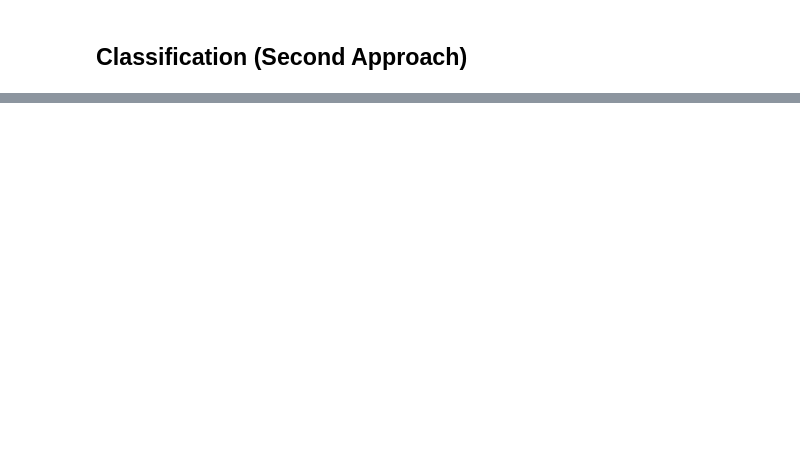
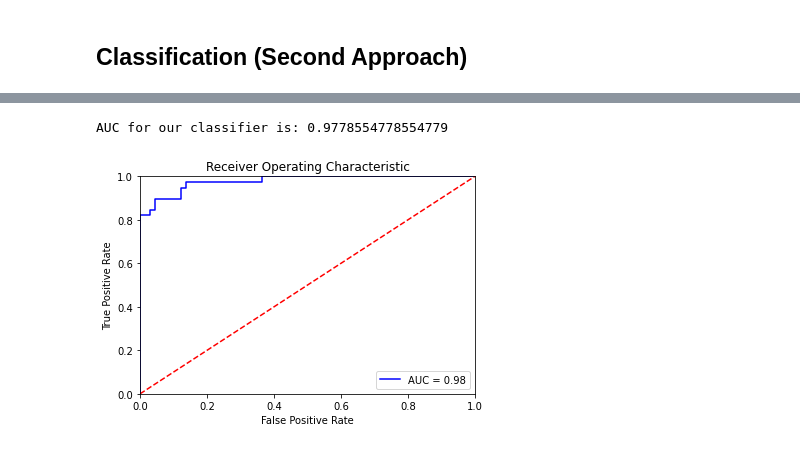
Before and after one commit to azizibahram/TurkishSpamFilterEnhancement-NLP, a Jupyter notebook: prep-with-first-and-second-approach.ipynb, the cells around one changed output, grey strips where cells are left out. Cells and saved outputs as stored; diff of their text form; code cells hidden in the pictures; blank space fills up the shorter version.

```diff
--- a/prep-with-first-and-second-approach.ipynb
+++ b/prep-with-first-and-second-approach.ipynb
@@ -511,0 +543,28 @@ AttributeError: 'NoneType' object has no attribute 'split'
+# %%
+from sklearn.metrics import roc_curve, auc
+from sklearn.preprocessing import label_binarize
+
+# Binarize the output
+y_test_bin = label_binarize(y_test, classes=['ham', 'spam'])
+
+class_probabilities = mnb.predict_proba(X_test)
+preds = class_probabilities[:, 1]
+fpr, tpr, threshold = roc_curve(y_test_bin, preds)
+roc_auc = auc(fpr, tpr)
+
+# Printing AUC
+print(f"AUC for our classifier is: {roc_auc}")
+
+# Plotting the ROC
+plt.title('Receiver Operating Characteristic')
+plt.plot(fpr, tpr, 'b', label = 'AUC = %0.2f' % roc_auc)
+plt.legend(loc = 'lower right')
+plt.plot([0, 1], [0, 1],'r--')
+plt.xlim([0, 1])
+plt.ylim([0, 1])
+plt.ylabel('True Positive Rate')
+plt.xlabel('False Positive Rate')
+plt.show()
+# %% [output]
+AUC for our classifier is: 0.9778554778554779
+[figure, added]
```
Also changed, not shown: parts of 20 cells of this notebook, 1 other file.
